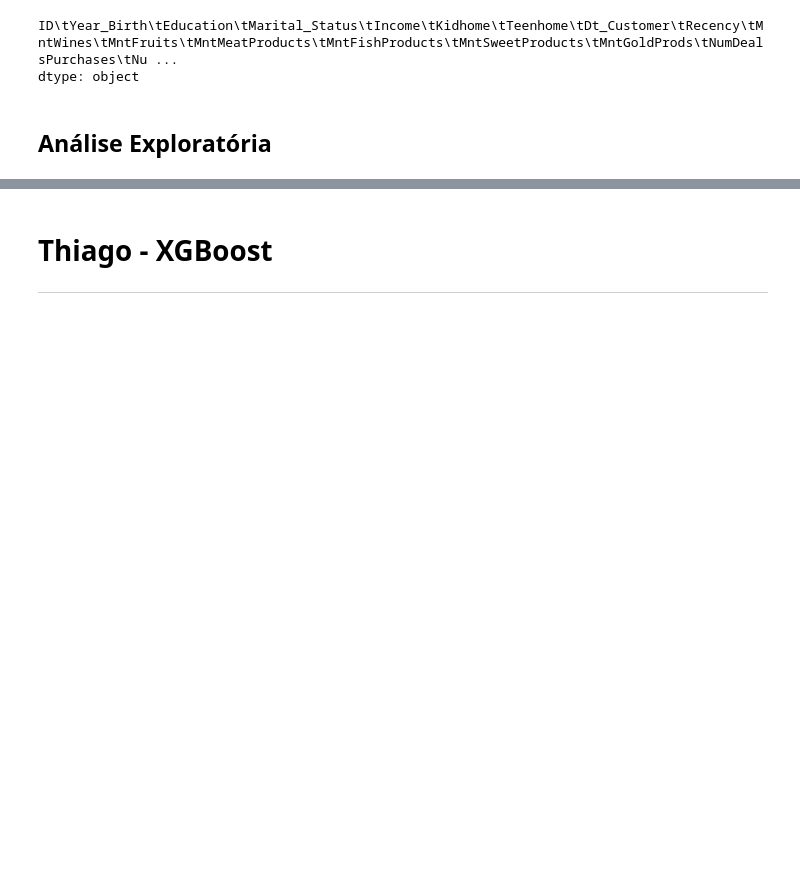
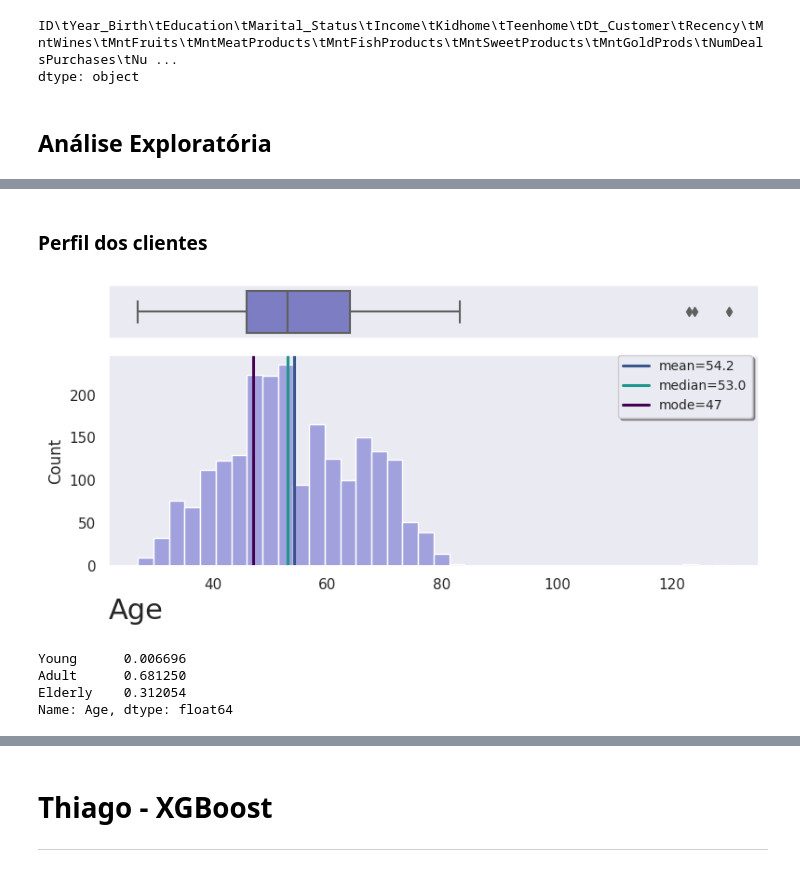
Before and after one commit to thiagocaveglion/marketing-campaign-ml, a Jupyter notebook: projeto/Notebook_Principal.ipynb, the cells around one changed output, grey strips where cells are left out. Saved outputs shown, nothing was run; the diff lists cells and outputs as text; code cells hidden in the pictures; blank space fills up the shorter version.

```diff
--- a/projeto/Notebook_Principal.ipynb
+++ b/projeto/Notebook_Principal.ipynb
@@ -106,0 +123,2 @@ dtype: object
+# %%
+df_copy = df.copy()
@@ -106,0 +170,54 @@ dtype: object
+# %%
+def num_plot(df, col):
+  """Graph an histogram with a boxplot above
+	for one numerical column"""
+  fig, ax = plt.subplots(2, 1, sharex=True, figsize=(8,4),gridspec_kw={"height_ratios": (.2, .8)})
+  sns.boxplot(x=col, data=df, ax=ax[0], color='#7171cf', linewidth=1.5)
+  ax[0].set_xlabel(None)
+  ax[0].set(yticks=[])
+  sns.histplot(x=col, data=df, ax=ax[1], alpha=.6, color='#7171cf')
+  ax[1].set_xlabel(col.replace('_',' ').title(), fontsize=22, loc= 'left')
+  plt.axvline(df[col].mean(), color='#39568CFF', linewidth=2.2, label='mean=' + str(np.round(df[col].mean(),1)))
+  plt.axvline(df[col].median(), color='#1F968BFF', linewidth=2.2, label='median='+ str(np.round(df[col].median(),1)))
+  plt.axvline(df[col].mode()[0], color='#440154FF', linewidth=2.2, label='mode='+ str(df[col].mode()[0]))
+  plt.legend(bbox_to_anchor=(1, 1.03), ncol=1, fontsize=10, fancybox=True, shadow=True, frameon=True)
+  plt.tight_layout()
+  return ax
+
+def countplot_catcols(df,column,width,height):
+	"""Count frequency for each group"""
+	fig, ax  = plt.subplots(figsize=(width,height))
+	ax=sns.countplot(y=column, data=df,
+                  palette='viridis',
+                  orient='h',
+				  order = df[column].value_counts().index)
+	ax.set_xticklabels(ax.get_xticklabels())
+	ax.bar_label(ax.containers[0])
+	ax.set_title(f'Frequency of {column} categories', loc='left', size=18)
+	plt.tight_layout()
+	return ax
+
+def barplot_category(df,x,y,title):
+  """Plot a barplot"""
+  fig, ax  = plt.subplots(figsize=(8,2))
+  ax  = sns.barplot(data=df, x=x, y=y,
+              orient='h', palette='mako',
+              seed=2)
+  plt.title(title, loc='left', size=16)
+  return ax
+# %% [markdown]
+### Perfil dos clientes
+# %%
+num_plot(df_copy, 'Age')
+plt.show()
+# %% [output]
+[figure, added]
+# %%
+age_clusters = pd.cut(df_copy.Age, [-np.inf,30,60,np.inf],
+                      labels=['Young','Adult','Elderly'])
+age_clusters.value_counts(normalize=True).sort_index()
+# %% [output]
+Young      0.006696
+Adult      0.681250
+Elderly    0.312054
+Name: Age, dtype: float64
```
Also changed, not shown: parts of 33 cells of this notebook.
